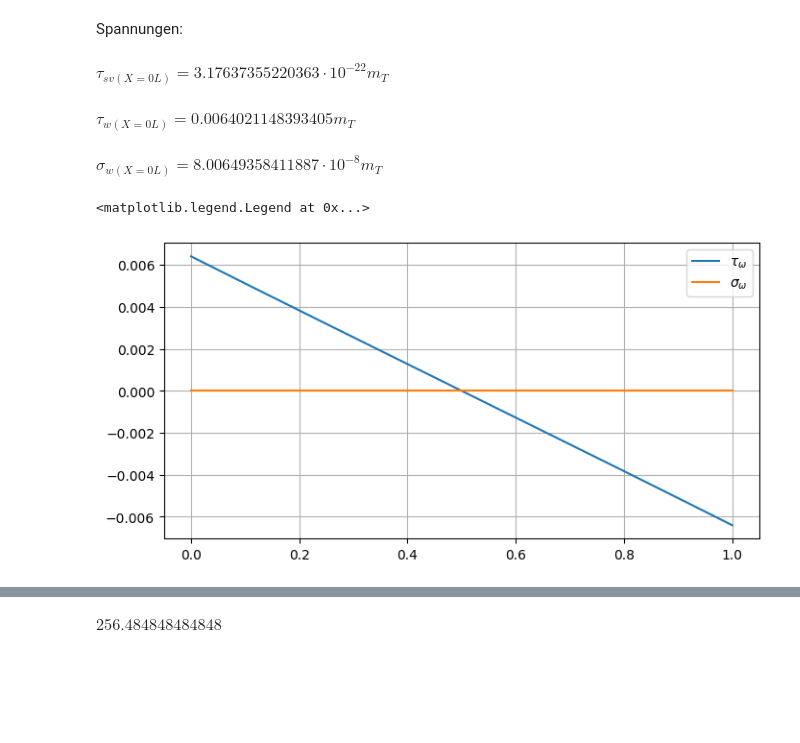
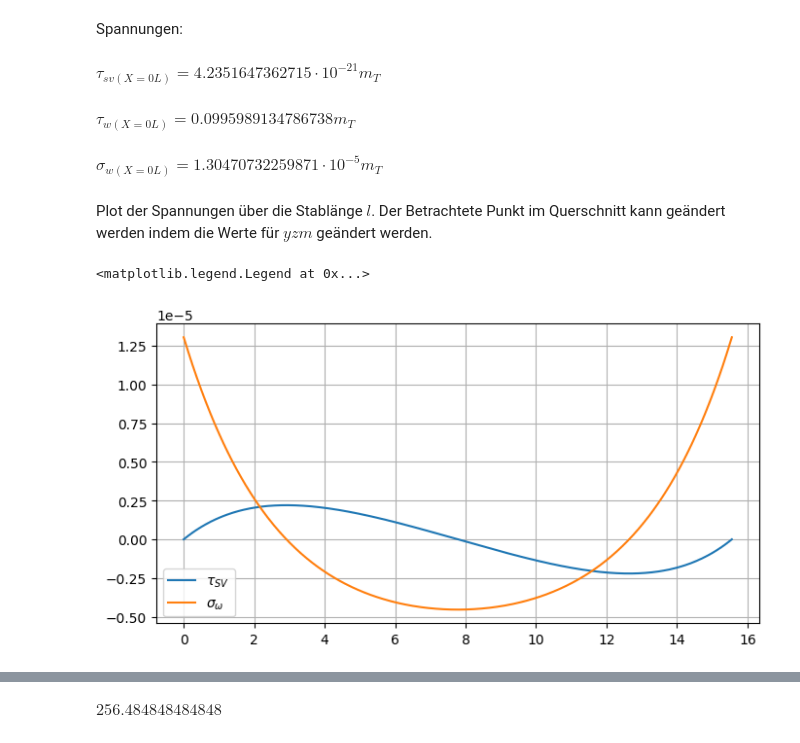
Before and after one commit to StatikMax/Woelbkrafttorsion, a Jupyter notebook: Torsion.ipynb, the cells around one changed output, grey strips where cells are left out. Drawn from its saved outputs; the diff is of its cells as text; code cells hidden in the pictures; blank space fills up the shorter version.

Commit message:
added one plot and updated length of the beam

```diff
--- a/Torsion.ipynb
+++ b/Torsion.ipynb
@@ -26,7 +26,8 @@ t_s_ = 17
 t_g_ = 16
 E_ = 210000
 G_ = 81000
-l_ = 1
+# l_ = 2.59286490944567
+lamb_l_ = 6      #Wert für lambda*l, wird später genutzt um die Stablänge l_ zu bestimmen
 M_T_ = 1
 
 #Sympy
@@ -99,4 +100,7 @@ Berchnung von $\lambda$ und $\varepsilon$, falls letzteres kleiner als 10 ist ka
 lamb = sp.sqrt((G*I_T)/(E*I_w))
 epsilon = lamb * l
 get_val(epsilon)
+l_ = get_val(lamb_l_/epsilon*l)
+l_ = float(l_)
+type(l_)
 # %% [output]
@@ -198,28 +202,30 @@ display(sp.Eq(sp.Symbol(f'tau_w(X={x_}L)'),tau_w_.evalf(subs={y:y_, z:z_, x:0}))
 sig_w_ = - M_w_/get_val(I_w) * get_val(phi)
 display(sp.Eq(sp.Symbol(f'sigma_w(X={x_}L)'),sig_w_.evalf(subs={y:y_, z:z_, x:x_})))
 # %% [output]
-$\displaystyle \tau_{sv(X=0L)} = 3.17637355220363 \cdot 10^{-22} m_{T}$
+$\displaystyle \tau_{sv(X=0L)} = 4.2351647362715 \cdot 10^{-21} m_{T}$
-$\displaystyle \tau_{w(X=0L)} = 0.0064021148393405 m_{T}$
+$\displaystyle \tau_{w(X=0L)} = 0.0995989134786738 m_{T}$
-$\displaystyle \sigma_{w(X=0L)} = 8.00649358411887 \cdot 10^{-8} m_{T}$
+$\displaystyle \sigma_{w(X=0L)} = 1.30470732259871 \cdot 10^{-5} m_{T}$
 # %%
 def get_np_vals(sp_expr, x_np, yzm):
     sp_lambdified = sp.lambdify((x, y, z, m_T),sp_expr, 'numpy')
     np_arr = sp_lambdified(x_np,**yzm)
     return np_arr
+# %% [markdown]
+Plot der Spannungen über die Stablänge $l$. Der Betrachtete Punkt im Querschnitt kann geändert werden indem die Werte für $yzm$ geändert werden.
 # %%
 x_np = np.mgrid[0:l_:501j]
 yzm = {'y':b_/2, 'z':h_/2, 'm_T':1}
 tau_SV_np = get_np_vals(tau_SV_,x_np,yzm)
 tau_w_np = get_np_vals(tau_w_,x_np,yzm)
 sig_w_np = get_np_vals(sig_w_,x_np,yzm)
 
 fig = plt.figure(figsize=(8,4))
 ax = fig.add_subplot(1, 1, 1)
-# ax.plot(x_np,tau_SV_np, label='$\\tau_{SV}$')
-ax.plot(x_np,tau_w_np, label='$\\tau_{\omega}$')
+ax.plot(x_np,tau_SV_np, label='$\\tau_{SV}$')
+# ax.plot(x_np,tau_w_np, label='$\\tau_{\omega}$')
 ax.plot(x_np,sig_w_np, label='$\sigma_{\omega}$')
 ax.grid(True,'major')
 ax.legend()
 # %% [output]
 <matplotlib.legend.Legend at 0x...>
-[figure, old version]
+[figure, new version]
```
Also changed, not shown: parts of 6 cells of this notebook.
